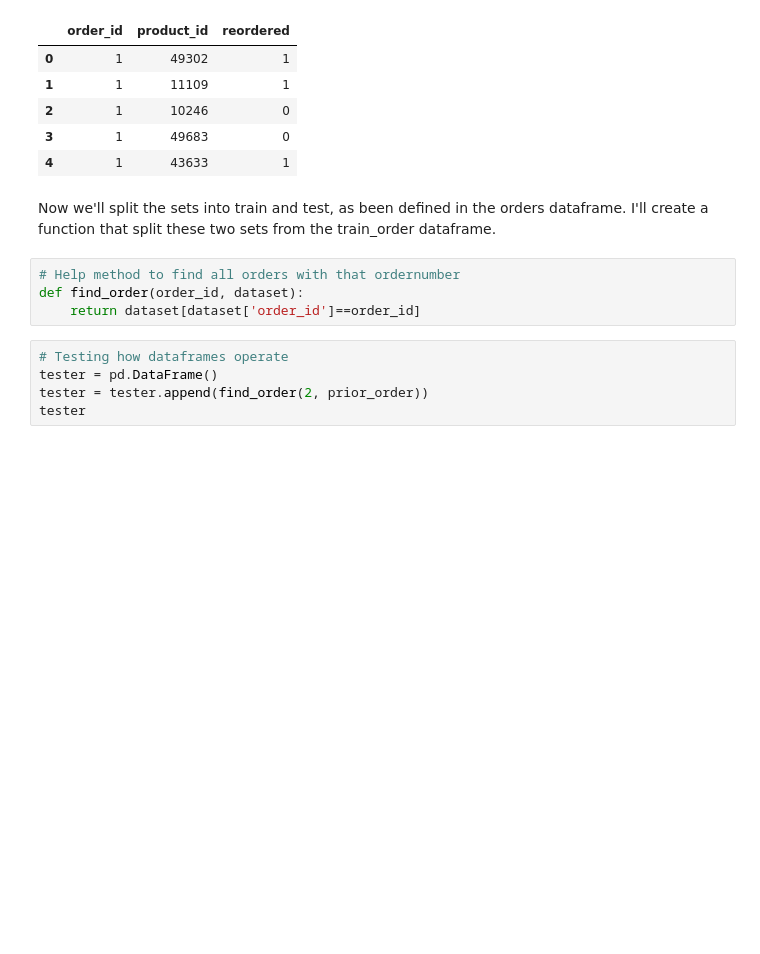
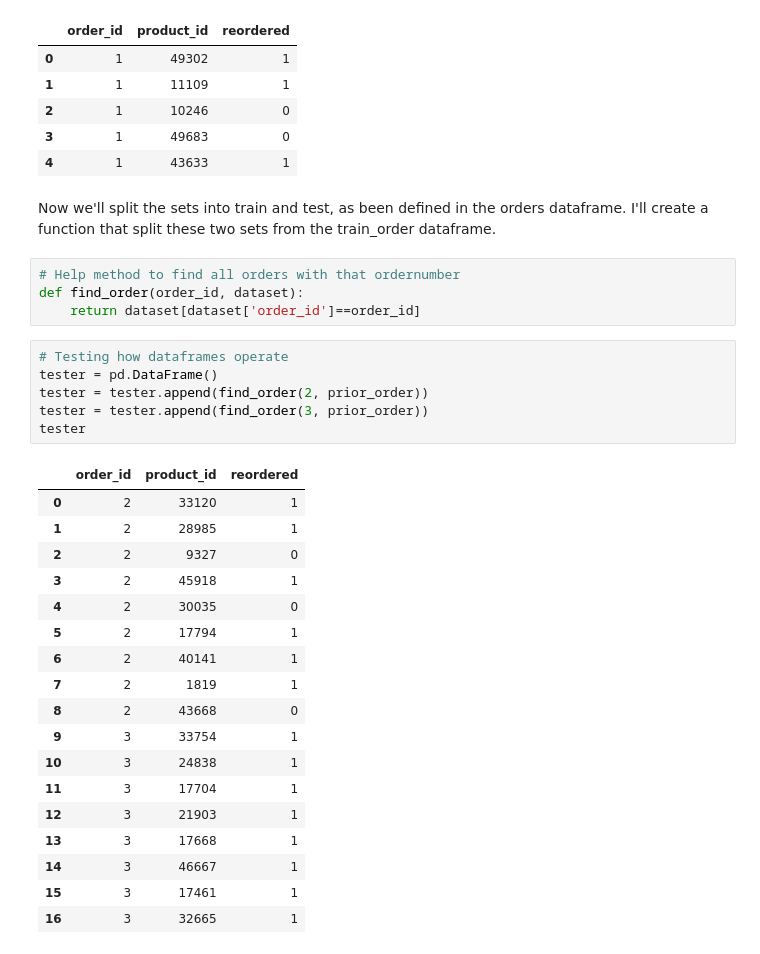
Before and after one commit to h181198/Sales-Prediction-ML, a Jupyter notebook: Instacart Market Basket Analysis.ipynb, the cells around one changed output. Drawn from its saved outputs; the diff is of its cells as text; blank space fills up the shorter version.

```diff
--- a/Instacart Market Basket Analysis.ipynb
+++ b/Instacart Market Basket Analysis.ipynb
@@ -243,6 +243,26 @@ def find_order(order_id, dataset):
 # %%
 # Testing how dataframes operate
 tester = pd.DataFrame()
 tester = tester.append(find_order(2, prior_order))
+tester = tester.append(find_order(3, prior_order))
 tester
+# %% [output]
+|  | order_id | product_id | reordered |
+| 0 | 2 | 33120 | 1 |
+| 1 | 2 | 28985 | 1 |
+| 2 | 2 | 9327 | 0 |
+| 3 | 2 | 45918 | 1 |
+| 4 | 2 | 30035 | 0 |
+| 5 | 2 | 17794 | 1 |
+| 6 | 2 | 40141 | 1 |
+| 7 | 2 | 1819 | 1 |
+| 8 | 2 | 43668 | 0 |
+| 9 | 3 | 33754 | 1 |
+| 10 | 3 | 24838 | 1 |
+| 11 | 3 | 17704 | 1 |
+| 12 | 3 | 21903 | 1 |
+| 13 | 3 | 17668 | 1 |
+| 14 | 3 | 46667 | 1 |
+| 15 | 3 | 17461 | 1 |
+| 16 | 3 | 32665 | 1 |
 # %%
```
Also changed, not shown: parts of 16 cells of this notebook.
